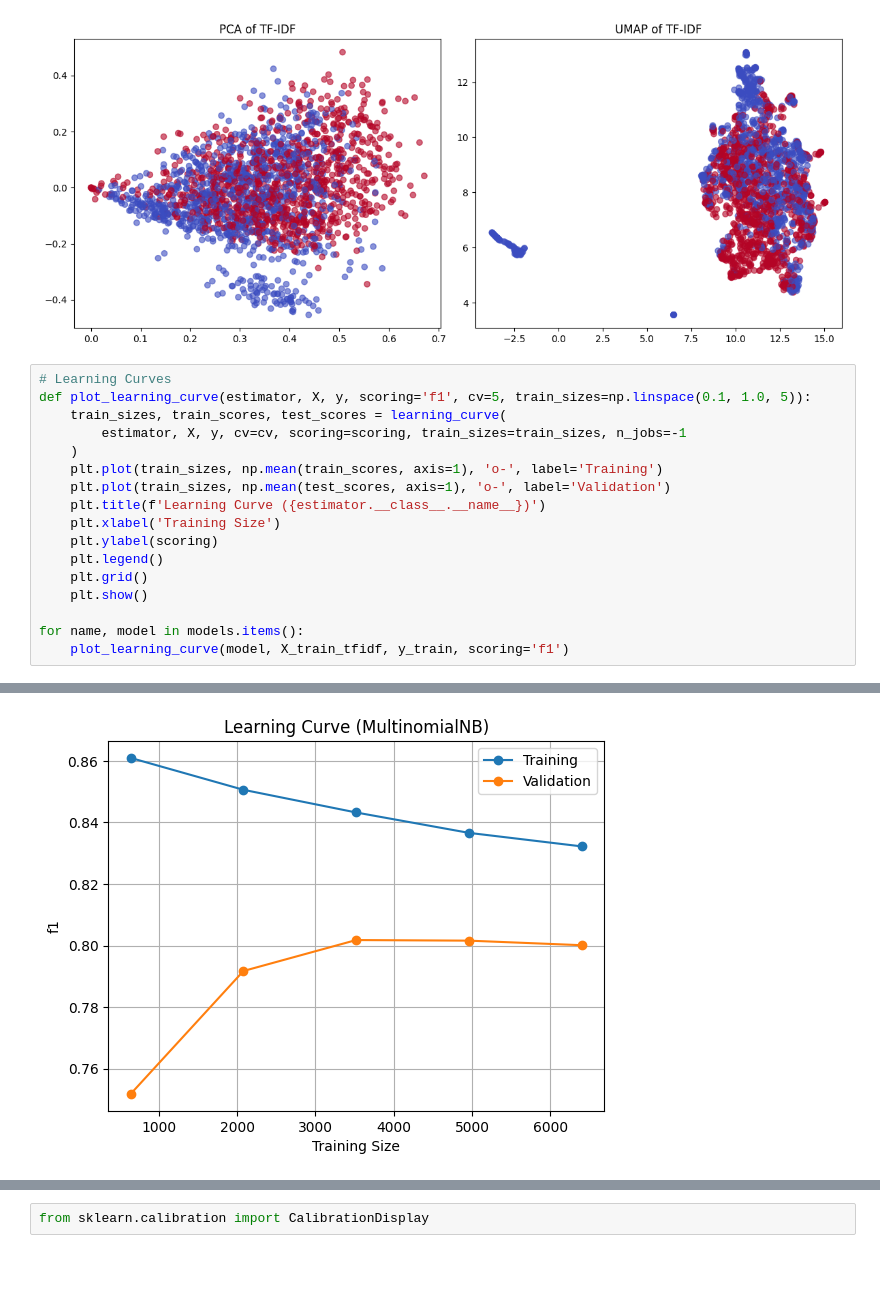
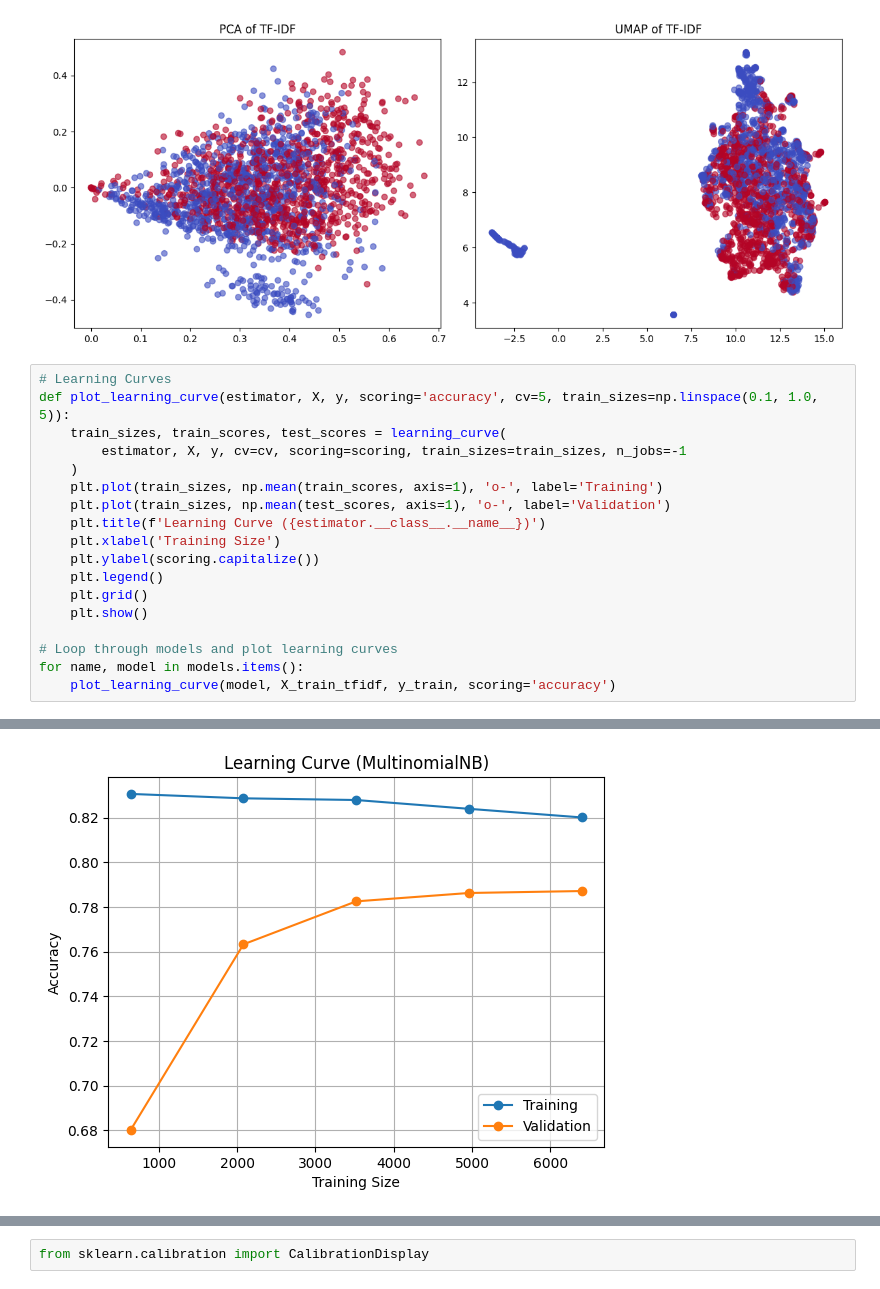
Before and after one commit to RiverGod27/godabaris_workhouse, a Jupyter notebook: humanvsaibot.ipynb, the cells around one changed output, grey strips where cells are left out. Saved outputs shown, nothing was run; the diff lists cells and outputs as text.

```diff
--- a/humanvsaibot.ipynb
+++ b/humanvsaibot.ipynb
@@ -104,7 +104,7 @@ plt.show()
 [figure]
 # %%
 # Learning Curves
-def plot_learning_curve(estimator, X, y, scoring='f1', cv=5, train_sizes=np.linspace(0.1, 1.0, 5)):
+def plot_learning_curve(estimator, X, y, scoring='accuracy', cv=5, train_sizes=np.linspace(0.1, 1.0, 5)):
     train_sizes, train_scores, test_scores = learning_curve(
         estimator, X, y, cv=cv, scoring=scoring, train_sizes=train_sizes, n_jobs=-1
     )
@@ -112,11 +112,12 @@ def plot_learning_curve(estimator, X, y, scoring='f1', cv=5, train_sizes=np.lins
     plt.plot(train_sizes, np.mean(test_scores, axis=1), 'o-', label='Validation')
     plt.title(f'Learning Curve ({estimator.__class__.__name__})')
     plt.xlabel('Training Size')
-    plt.ylabel(scoring)
+    plt.ylabel(scoring.capitalize())
     plt.legend()
     plt.grid()
     plt.show()
 
+# Loop through models and plot learning curves
 for name, model in models.items():
-    plot_learning_curve(model, X_train_tfidf, y_train, scoring='f1')
+    plot_learning_curve(model, X_train_tfidf, y_train, scoring='accuracy')
 # %% [output]
@@ -125 +126 @@ for name, model in models.items():
-[figure, old version]
+[figure, new version]
```
Also changed, not shown: parts of 19 cells of this notebook.
